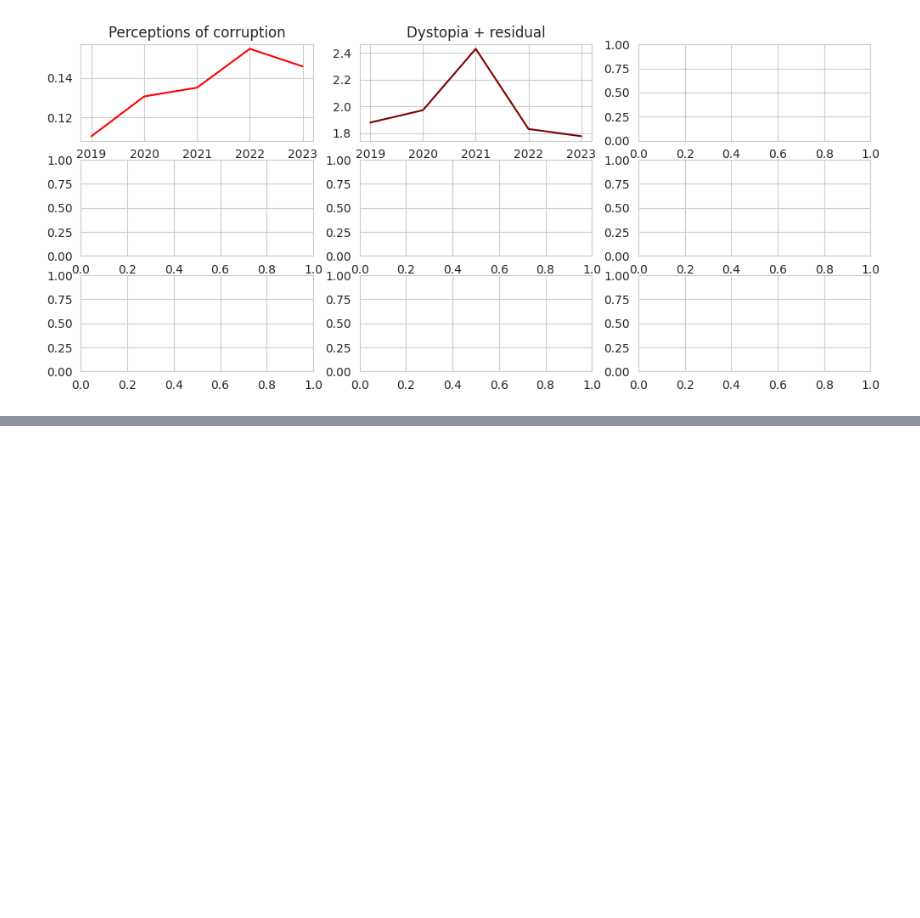
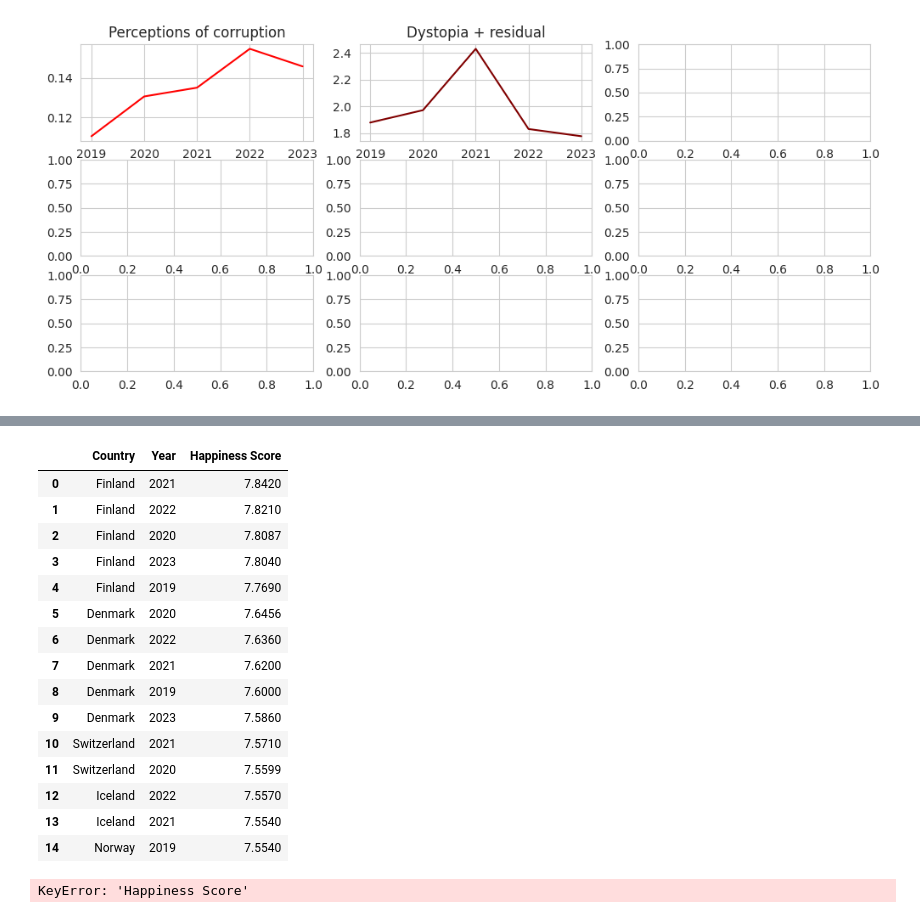
Before and after one commit to Karlajack/pydata_analysis, a Jupyter notebook: Pydatacapstoneproject_Worldhappiness.ipynb, the cells around one changed output, grey strips where cells are left out. Drawn from its saved outputs; the diff is of its cells as text; code cells hidden in the pictures; blank space fills up the shorter version.

```diff
--- a/Pydatacapstoneproject_Worldhappiness.ipynb
+++ b/Pydatacapstoneproject_Worldhappiness.ipynb
@@ -261,0 +288,36 @@ plt.show()
+# %%
+df_h2= df.groupby(['Country','Year'])[['Happiness Score']].mean().sort_values(by='Happiness Score',ascending=False).head(15).reset_index()
+df_h2
+# %% [output]
+|  | Country | Year | Happiness Score |
+| 0 | Finland | 2021 | 7.8420 |
+| 1 | Finland | 2022 | 7.8210 |
+| 2 | Finland | 2020 | 7.8087 |
+| 3 | Finland | 2023 | 7.8040 |
+| 4 | Finland | 2019 | 7.7690 |
+| 5 | Denmark | 2020 | 7.6456 |
+| 6 | Denmark | 2022 | 7.6360 |
+| 7 | Denmark | 2021 | 7.6200 |
+| 8 | Denmark | 2019 | 7.6000 |
+| 9 | Denmark | 2023 | 7.5860 |
+| 10 | Switzerland | 2021 | 7.5710 |
+| 11 | Switzerland | 2020 | 7.5599 |
+| 12 | Iceland | 2022 | 7.5570 |
+| 13 | Iceland | 2021 | 7.5540 |
+| 14 | Norway | 2019 | 7.5540 |
+# %%
+happiness_pivot = df_h2.pivot_table(values='Happiness Score', index='Country', columns='Year')
+
+# Create a bar chart of happiness score by region, clustered by year
+fig = px.bar(happiness_pivot, barmode='group')
+
+fig.update_layout(title='Top Happiness Score by Country between 2019-2023, Clustered by Year',
+                  xaxis_title='Country',
+                  yaxis_title='Happiness Score',
+                  legend_title='Year')
+
+fig.update_traces(hovertemplate='Country: %{x}<br>Year: %{customdata[0]}<br>Happiness Score: %{y}')
+
+fig.show()
+# %% [output]
+KeyError: 'Happiness Score'
```
Also changed, not shown: parts of 11 cells of this notebook.
